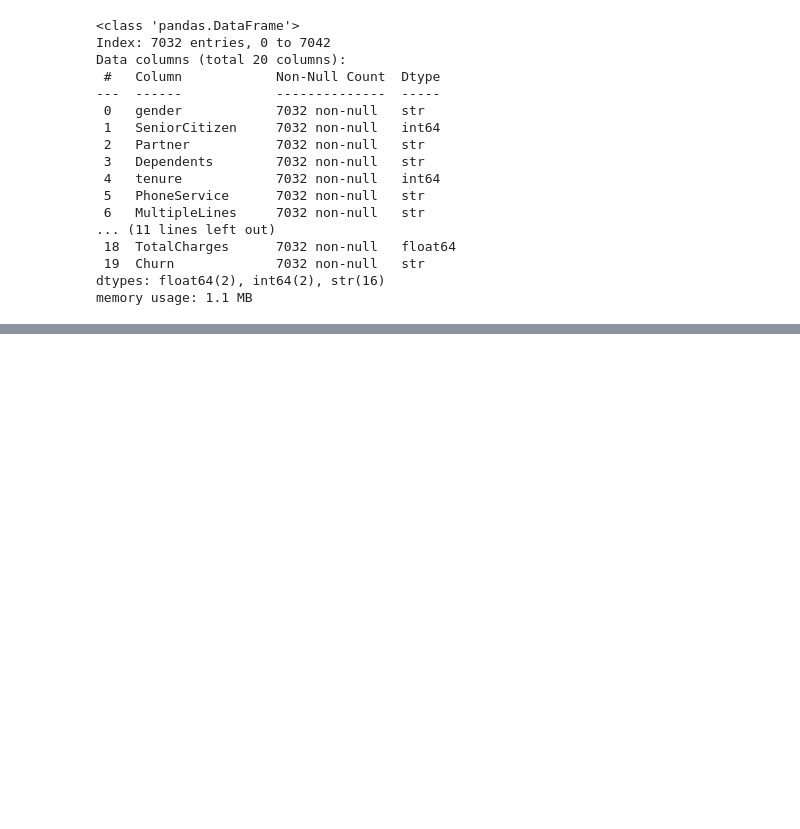
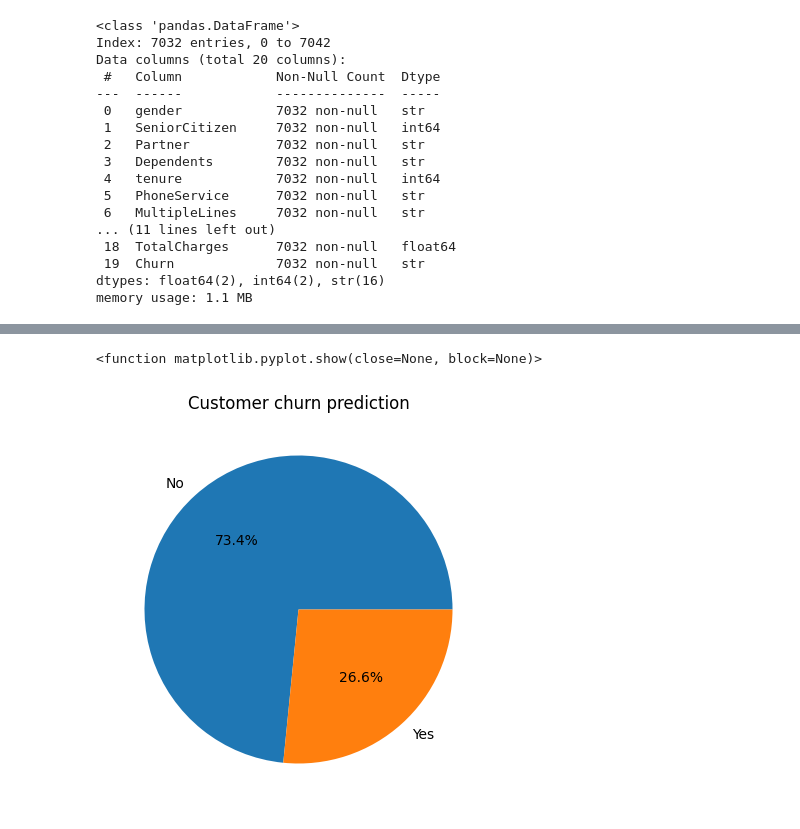
Before and after one commit to Prakash-Kumar-Badaila/churn_prediction_system, a Jupyter notebook: notebooks/churn_prediction.ipynb, the cells around one changed output, grey strips where cells are left out. Drawn from its saved outputs; the diff is of its cells as text; code cells hidden in the pictures; blank space fills up the shorter version.

```diff
--- a/notebooks/churn_prediction.ipynb
+++ b/notebooks/churn_prediction.ipynb
@@ -256,0 +278,11 @@ memory usage: 1.1 MB
+# %%
+df_clean['Churn'].value_counts().plot(
+    kind='pie',
+    autopct='%1.1f%%',
+    figsize=(5,5)
+)
+plt.title("Customer churn prediction")
+plt.show
+# %% [output]
+<function matplotlib.pyplot.show(close=None, block=None)>
+[figure, added]
```
Also changed, not shown: parts of 23 cells of this notebook, 1 other file.
